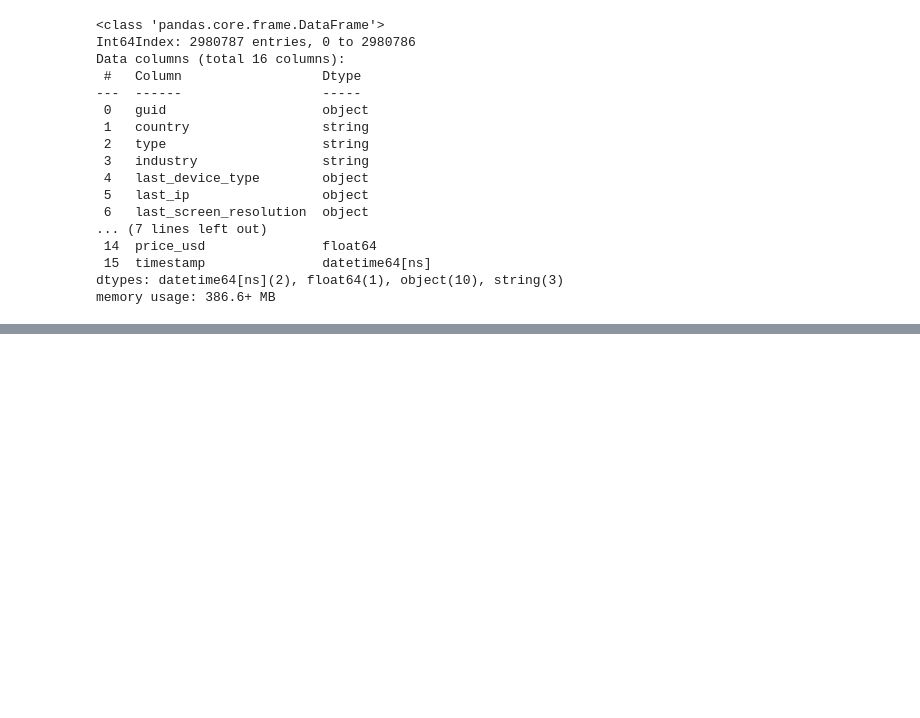
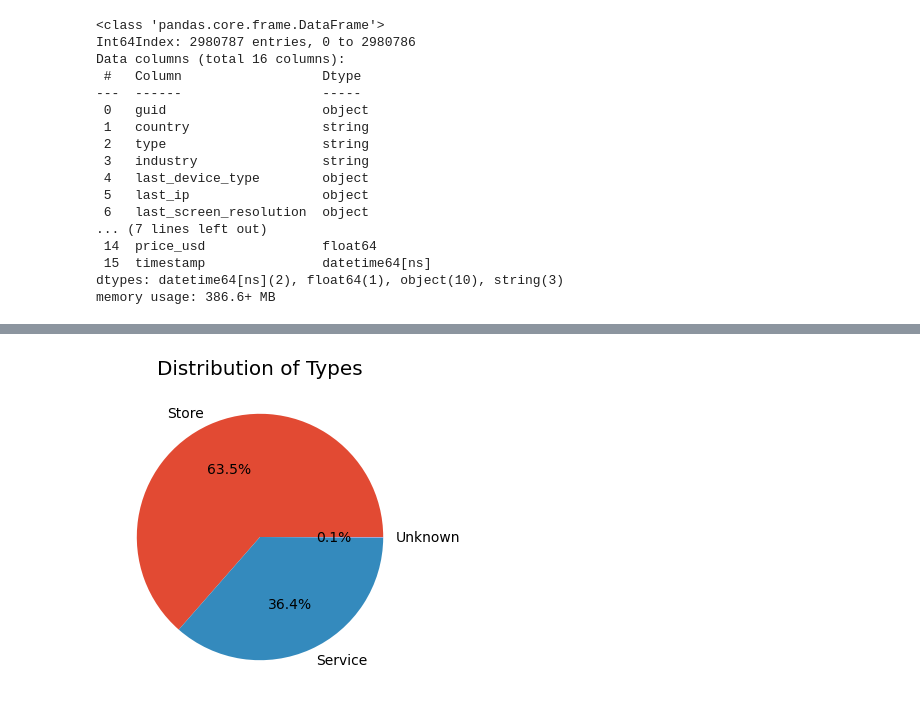
Before and after one commit to Eran-Holzman/E-Commerce-success, a Jupyter notebook: E_commerce project.ipynb, the cells around one changed output, grey strips where cells are left out. Saved outputs shown, nothing was run; the diff lists cells and outputs as text; code cells hidden in the pictures; blank space fills up the shorter version.

```diff
--- a/E_commerce project.ipynb
+++ b/E_commerce project.ipynb
@@ -198,0 +224,10 @@ merged_df.drop(['site_guid','last_browser','last_device_type','last_ip','last_sc
+# %%
+# Pie chart of type distribution with smaller size and aspect ratio
+type_counts = merged_df['type'].value_counts()
+plt.figure(figsize=(6, 4))  # Decrease the figure size here
+plt.pie(type_counts.values, labels=type_counts.index, autopct='%1.1f%%')
+plt.title('Distribution of Types')
+plt.gca().set_aspect('equal')  # Set aspect ratio to make it more circular
+plt.show()
+# %% [output]
+[figure, added]
```
Also changed, not shown: parts of 3 cells of this notebook.
